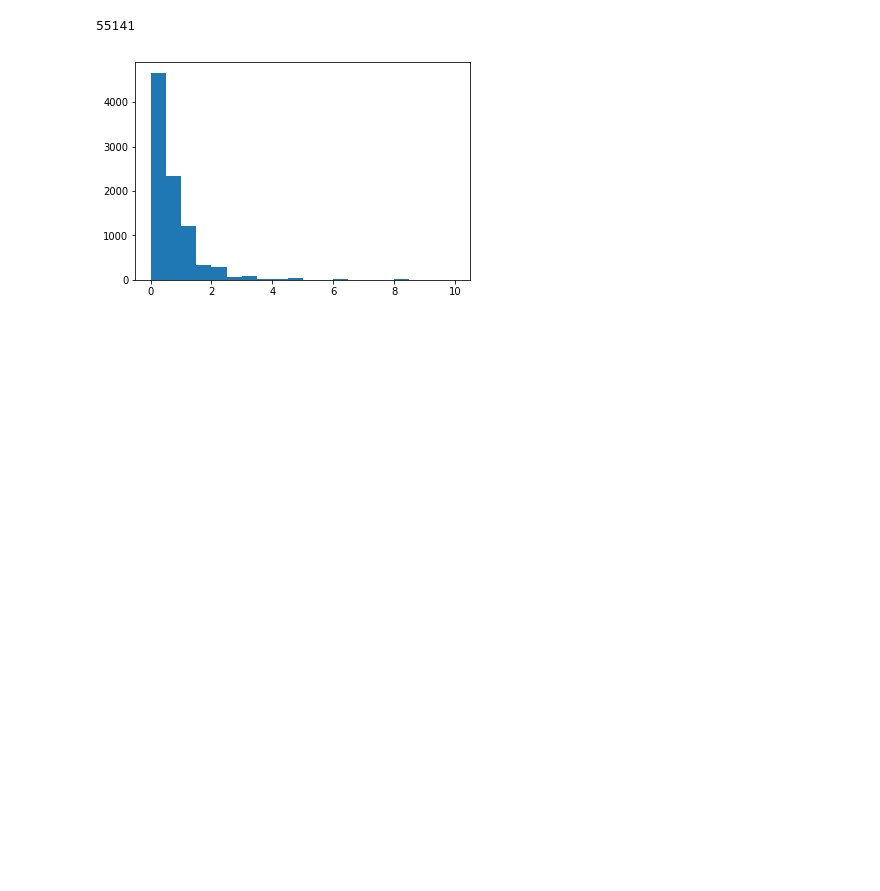
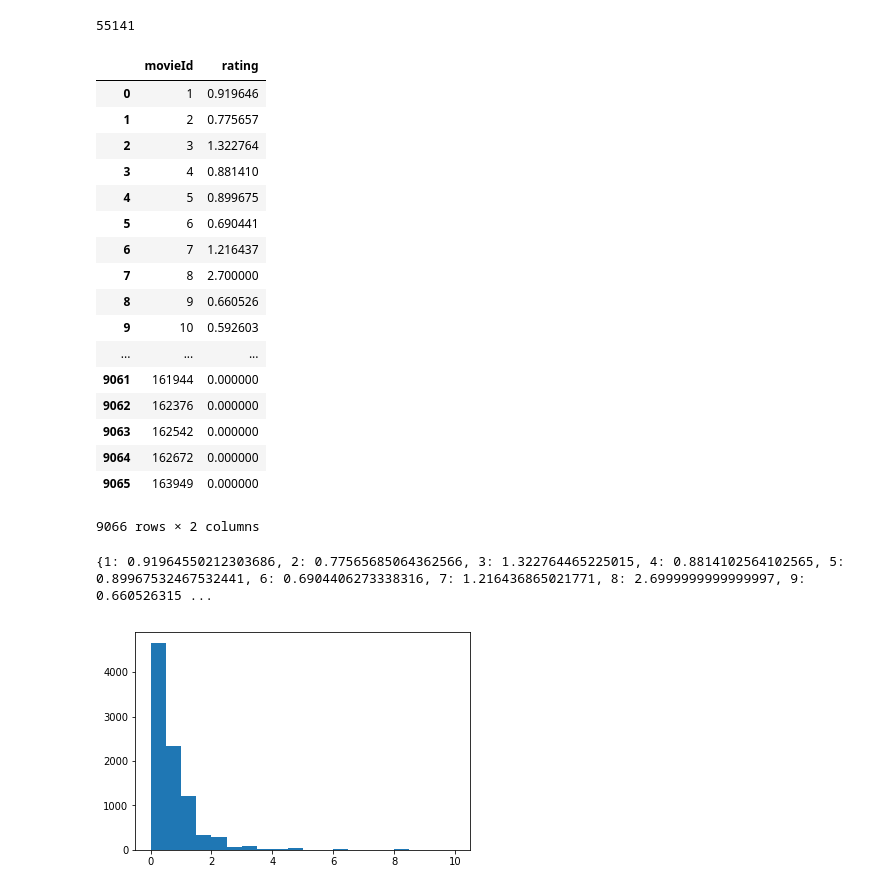
Before and after one commit to satyatumati/Collaborative-Filtering, a Jupyter notebook: Project 3_v1.ipynb, the cells around one changed output. Cells and saved outputs as stored; diff of their text form; code cells hidden in the pictures; blank space fills up the shorter version.

```diff
--- a/Project 3_v1.ipynb
+++ b/Project 3_v1.ipynb
@@ -60,3 +60,26 @@ plt.plot(range(0,len(user_ratings_dict.keys())), sorted(user_ratings_dict.values
 sum(sorted(user_ratings_dict.values(),reverse=True)[:100])
 # %% [output]
 55141
+# %%
+id_var = (dataset[['movieId','rating']].groupby('movieId',as_index=False)).var().fillna(0)
+# %%
+id_var
+# %% [output]
+|  | movieId | rating |
+| 0 | 1 | 0.919646 |
+| 1 | 2 | 0.775657 |
+| 2 | 3 | 1.322764 |
+| 3 | 4 | 0.881410 |
+| 4 | 5 | 0.899675 |
+| 5 | 6 | 0.690441 |
+| 6 | 7 | 1.216437 |
+| 7 | 8 | 2.700000 |
+| 8 | 9 | 0.660526 |
+| 9 | 10 | 0.592603 |
+| ... | ... | ... |
+| 9061 | 161944 | 0.000000 |
+| 9062 | 162376 | 0.000000 |
+| 9063 | 162542 | 0.000000 |
+| 9064 | 162672 | 0.000000 |
+| 9065 | 163949 | 0.000000 |
+9066 rows × 2 columns
@@ -63,3 +88,7 @@ sum(sorted(user_ratings_dict.values(),reverse=True)[:100])
+# %%
+print(id_var_dict)
+# %% [output]
+{1: 0.91964550212303686, 2: 0.77565685064362566, 3: 1.322764465225015, 4: 0.8814102564102565, 5: 0.89967532467532441, 6: 0.6904406273338316, 7: 1.216436865021771, 8: 2.6999999999999997, 9: 0.660526315 ...
 # %%
 var_list = list(dataset[['movieId','rating']].groupby('movieId').var()['rating'])
 # %%
```
Also changed, not shown: parts of 5 cells of this notebook.
